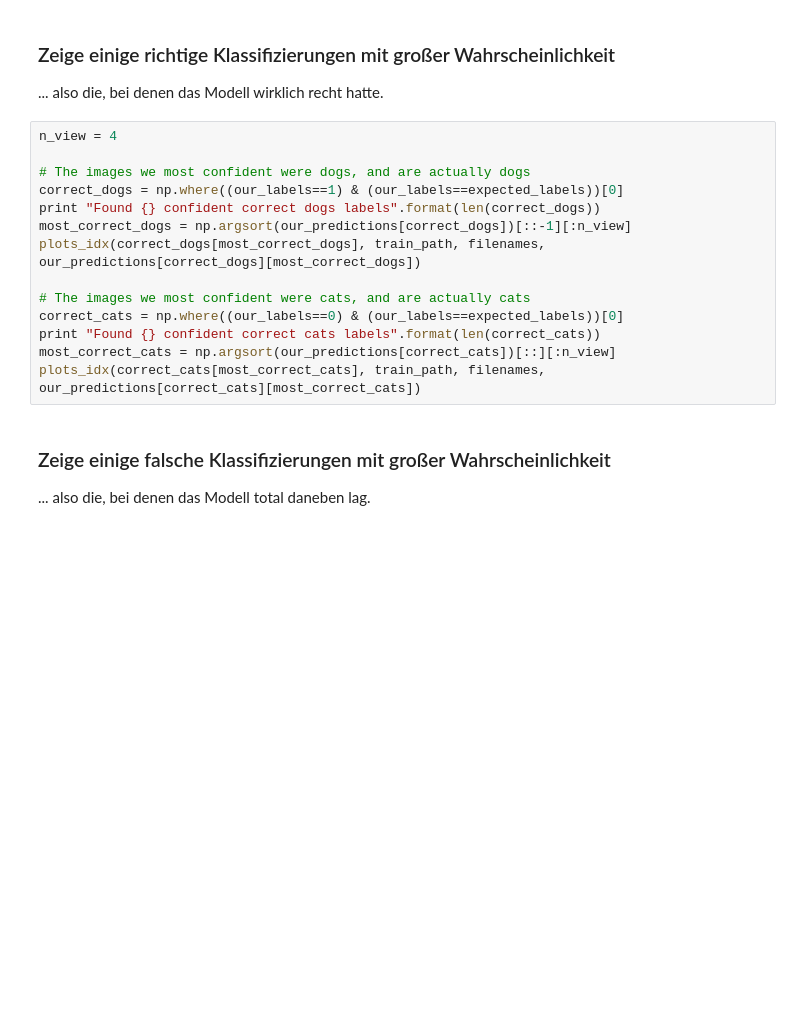
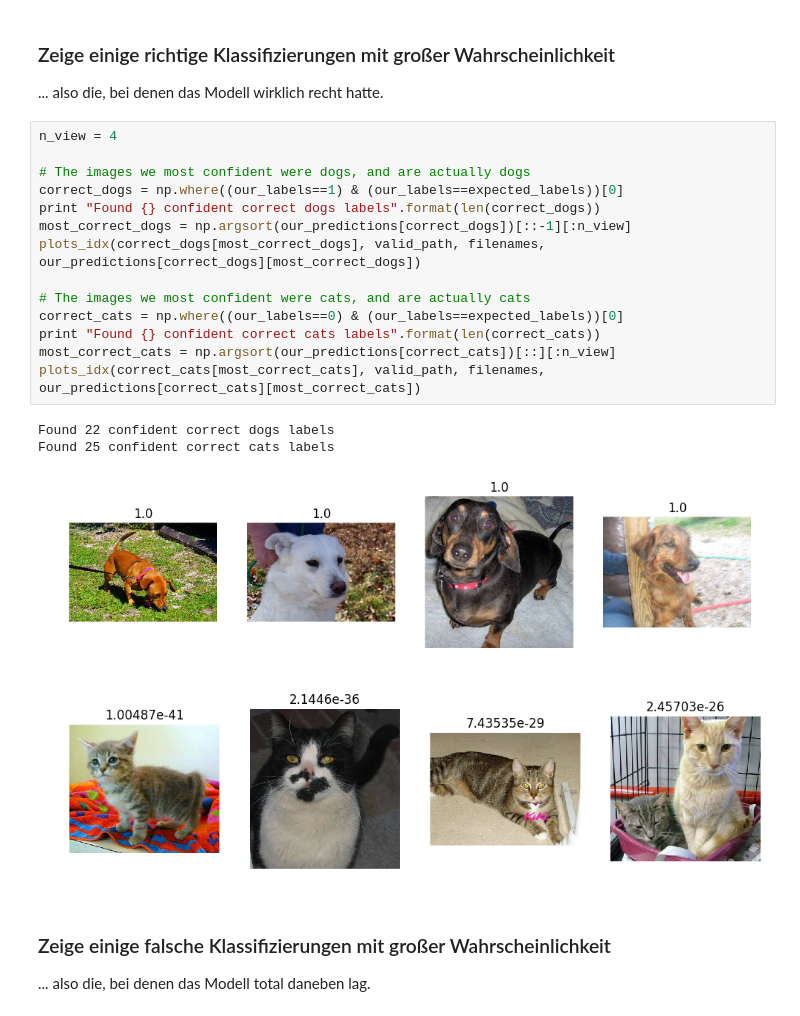
Before and after one commit to uma1966/dl-workshop, a Jupyter notebook: cats-vs-dogs.ipynb, the cells around one changed output. Cells and saved outputs as stored; diff of their text form; blank space fills up the shorter version.

```diff
--- a/cats-vs-dogs.ipynb
+++ b/cats-vs-dogs.ipynb
@@ -264,17 +399,22 @@ if len(incorrect)>0:
 # %%
 n_view = 4
 
 # The images we most confident were dogs, and are actually dogs
 correct_dogs = np.where((our_labels==1) & (our_labels==expected_labels))[0]
 print "Found {} confident correct dogs labels".format(len(correct_dogs))
 most_correct_dogs = np.argsort(our_predictions[correct_dogs])[::-1][:n_view]
-plots_idx(correct_dogs[most_correct_dogs], train_path, filenames, our_predictions[correct_dogs][most_correct_dogs])
+plots_idx(correct_dogs[most_correct_dogs], valid_path, filenames, our_predictions[correct_dogs][most_correct_dogs])
 
 # The images we most confident were cats, and are actually cats
 correct_cats = np.where((our_labels==0) & (our_labels==expected_labels))[0]
 print "Found {} confident correct cats labels".format(len(correct_cats))
 most_correct_cats = np.argsort(our_predictions[correct_cats])[::][:n_view]
-plots_idx(correct_cats[most_correct_cats], train_path, filenames, our_predictions[correct_cats][most_correct_cats])
+plots_idx(correct_cats[most_correct_cats], valid_path, filenames, our_predictions[correct_cats][most_correct_cats])
+# %% [output]
+Found 22 confident correct dogs labels
+Found 25 confident correct cats labels
+[figure, added]
+[figure, added]
 # %% [markdown]
 ### Zeige einige falsche Klassifizierungen mit großer Wahrscheinlichkeit
 
```
Also changed, not shown: parts of 51 cells of this notebook, 2 other files.
